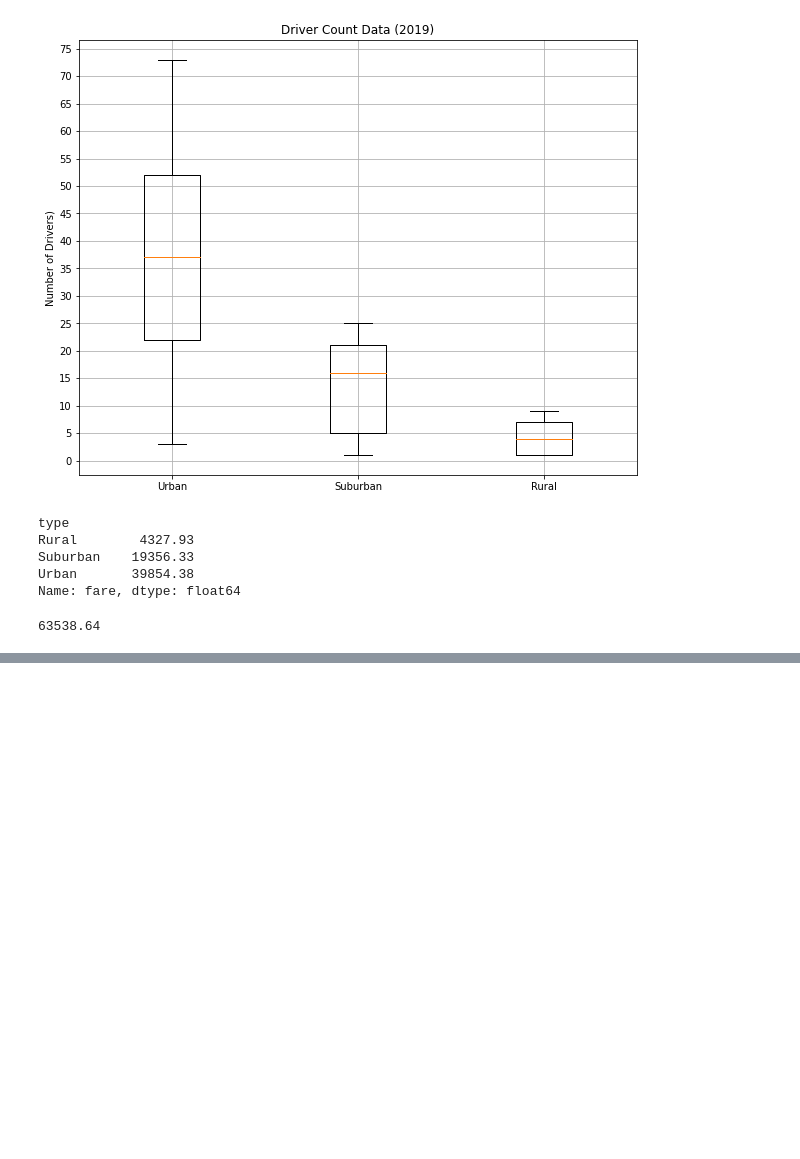
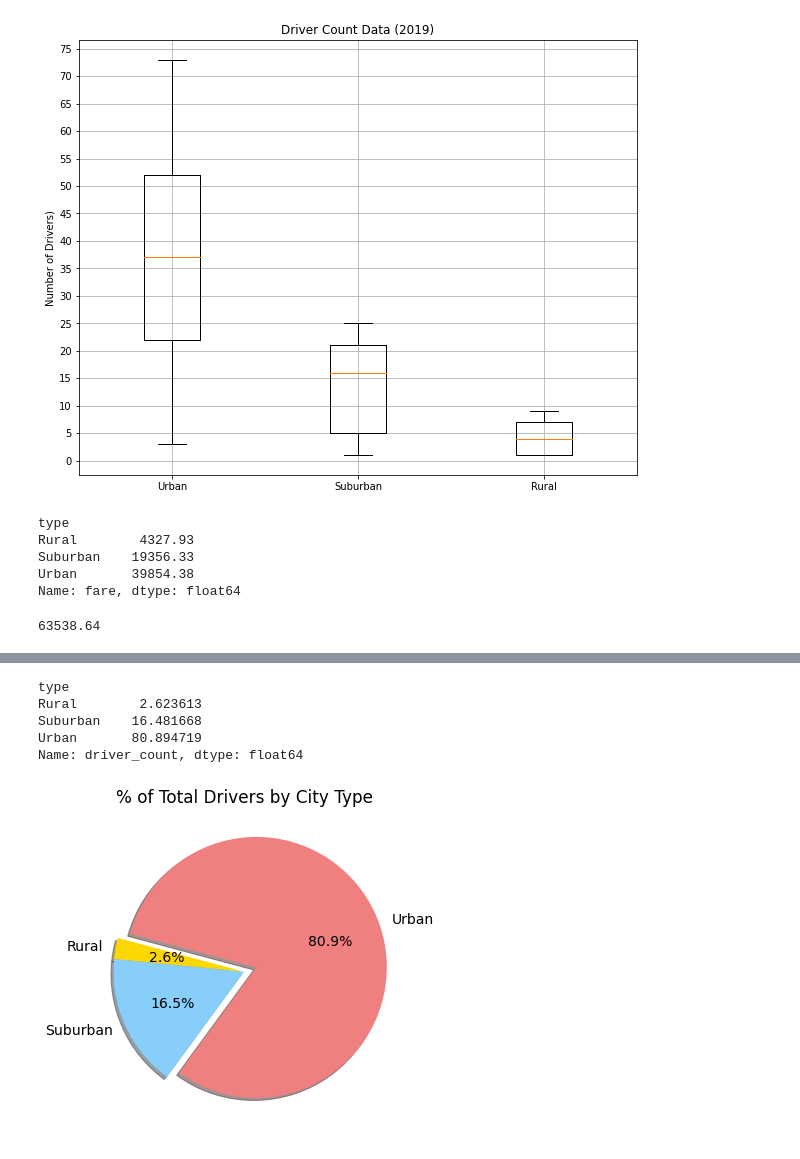
Before and after one commit to kaitlynhop/PyBer_Analysis, a Jupyter notebook: PyBer.ipynb, the cells around one changed output, grey strips where cells are left out. Cells and saved outputs as stored; diff of their text form; code cells hidden in the pictures; blank space fills up the shorter version.

Commit message:
Adding total drivers distribution among city types with pie chart

```diff
--- a/PyBer.ipynb
+++ b/PyBer.ipynb
@@ -892,0 +893,30 @@ plt.show()
+# %%
+## Create Pie Chart to Visualize Total Drivers Distribution Among City Types
+
+# Get Percent Values for pie chart
+driver_percents = (city_data_df.groupby(["type"]).sum()["driver_count"]) / (city_data_df["driver_count"].sum())*100
+driver_percents
+# %% [output]
+type
+Rural        2.623613
+Suburban    16.481668
+Urban       80.894719
+Name: driver_count, dtype: float64
+# %%
+# Assemble pie chart for total driver distribution
+plt.subplots(figsize=(10, 6))
+plt.pie(driver_percents,
+    labels=["Rural", "Suburban", "Urban"],
+    colors=["gold", "lightskyblue", "lightcoral"],
+    explode=[0, 0, 0.1],
+    autopct='%1.1f%%',
+    shadow=True, startangle=165)
+plt.title("% of Total Drivers by City Type")
+# Change the default font size from 10 to 14.
+mpl.rcParams['font.size'] = 14
+# Save Figure
+plt.savefig("analysis/Fig7.png")
+# Show Figure
+plt.show()
+# %% [output]
+[figure, added]
```
Also changed, not shown: parts of 8 cells of this notebook, 1 other file.
